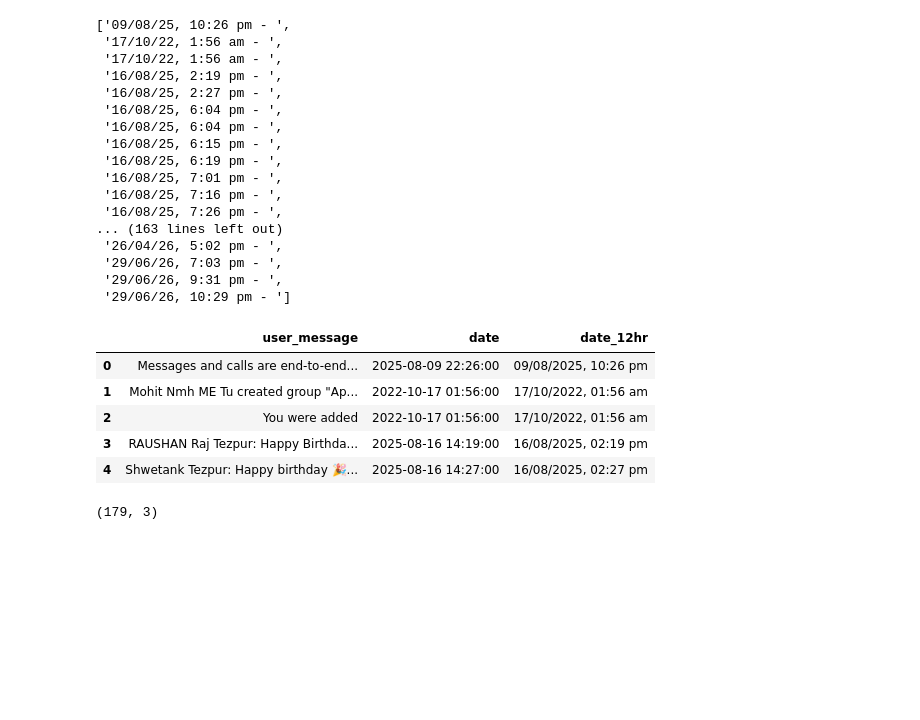
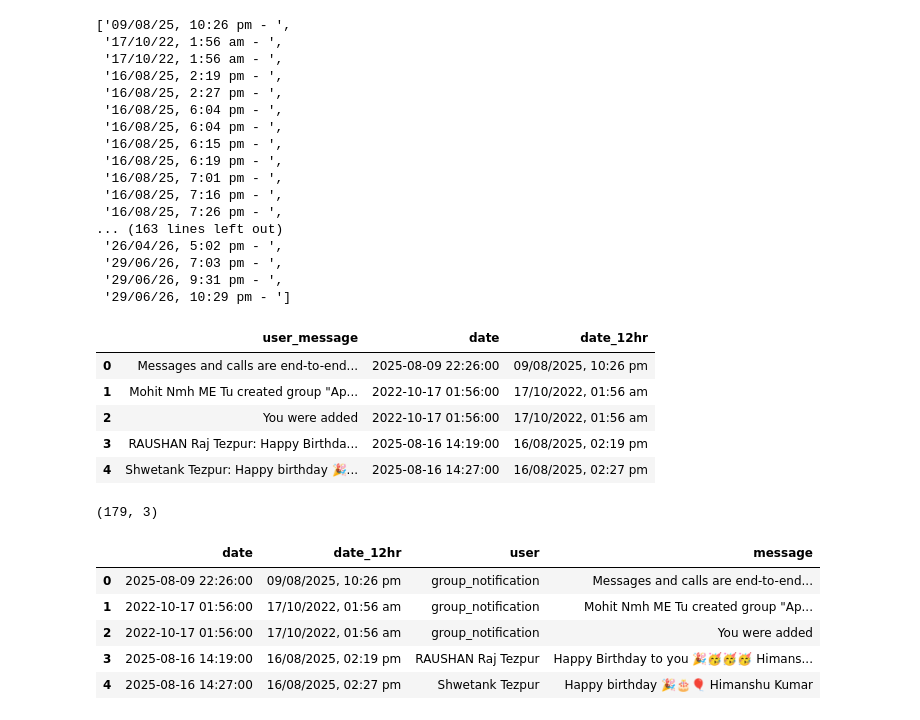
Before and after one commit to himanshugithub360/Whatapp-Chat-Analyzer, a Jupyter notebook: whatappchat.ipynb, the cells around one changed output. Drawn from its saved outputs; the diff is of its cells as text; code cells hidden in the pictures; blank space fills up the shorter version.

```diff
--- a/whatappchat.ipynb
+++ b/whatappchat.ipynb
@@ -156,10 +156,28 @@ df.shape
 # %% [output]
 (179, 3)
 # %%
-# separate user and messages
-
 users = []
 messages = []
 
-for message in df['user_message']:
-    entry = re.split('([])')
+for msg in df['user_message']:
+    if ': ' in msg:
+        user, message = msg.split(': ', 1)  # Split only once
+        users.append(user)
+        messages.append(message)
+    else:
+        users.append('group_notification')
+        messages.append(msg)
+
+df['user'] = users
+df['message'] = messages
+# %%
+df.drop(columns=['user_message'], inplace=True)
+# %%
+df.head()
+# %% [output]
+|  | date | date_12hr | user | message |
+| 0 | 2025-08-09 22:26:00 | 09/08/2025, 10:26 pm | group_notification | Messages and calls are end-to-end... |
+| 1 | 2022-10-17 01:56:00 | 17/10/2022, 01:56 am | group_notification | Mohit Nmh ME Tu created group "Ap... |
+| 2 | 2022-10-17 01:56:00 | 17/10/2022, 01:56 am | group_notification | You were added |
+| 3 | 2025-08-16 14:19:00 | 16/08/2025, 02:19 pm | RAUSHAN Raj Tezpur | Happy Birthday to you 🎉🥳🥳🥳 Himans... |
+| 4 | 2025-08-16 14:27:00 | 16/08/2025, 02:27 pm | Shwetank Tezpur | Happy birthday 🎉🎂🎈 Himanshu Kumar |
```
